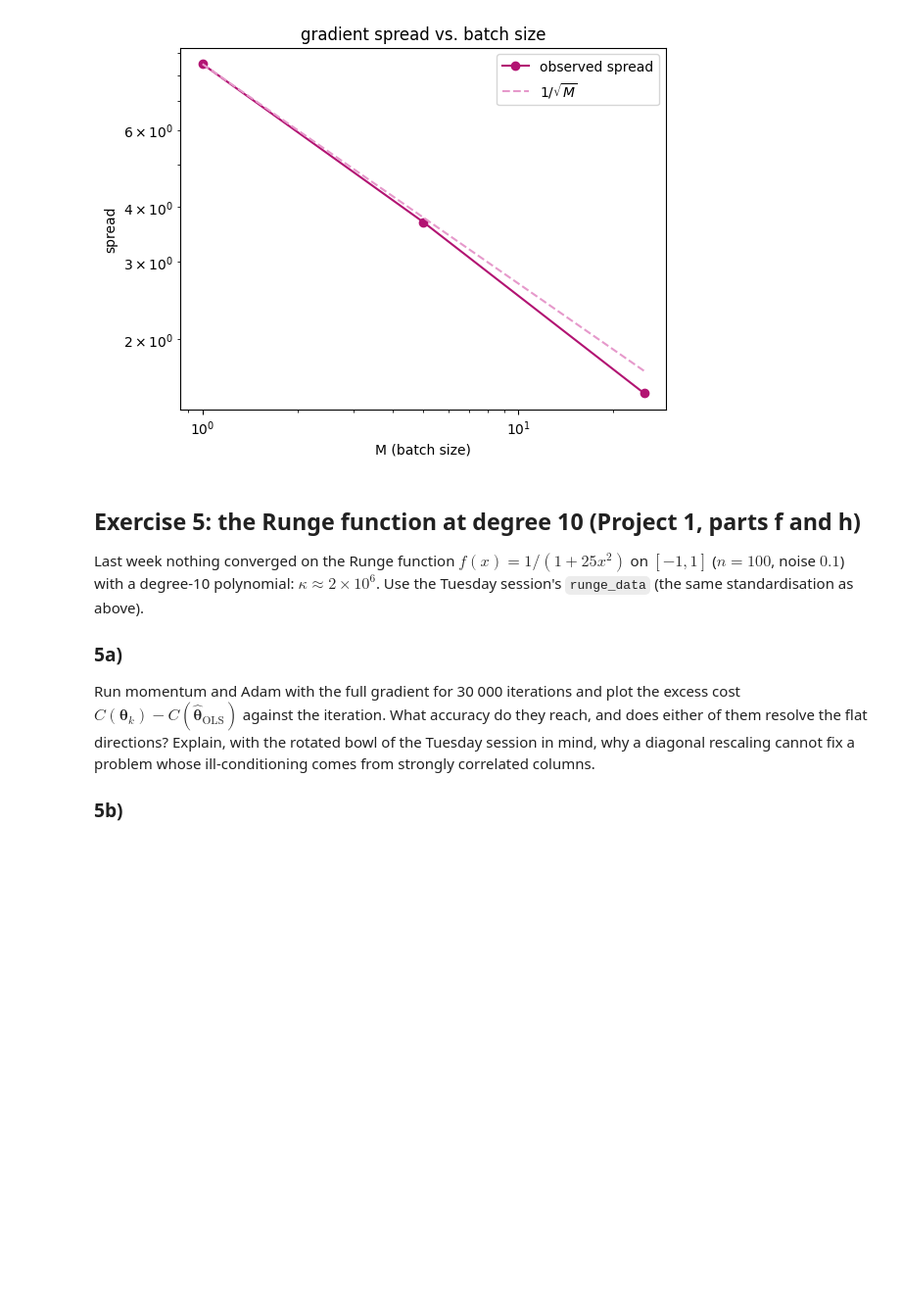
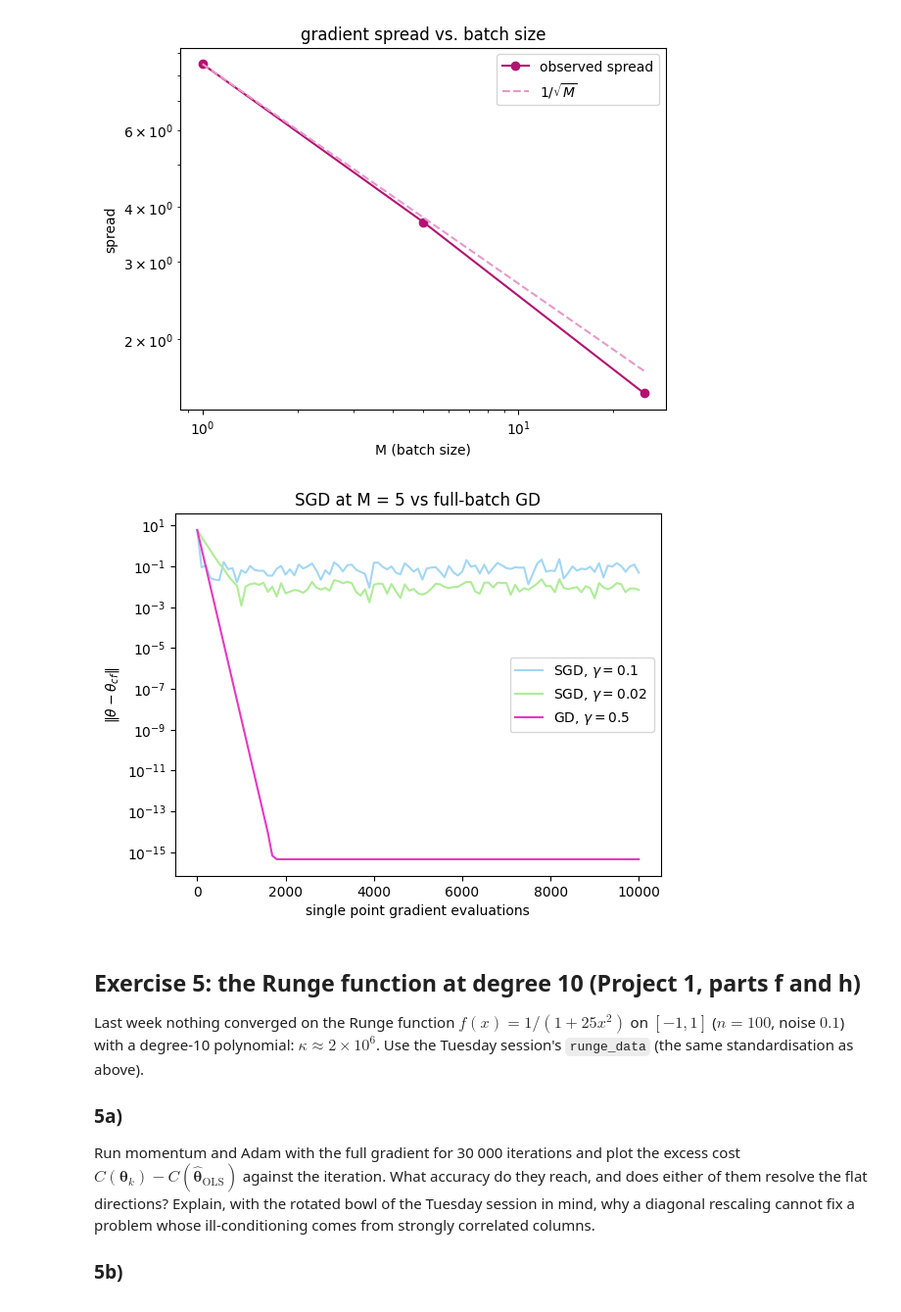
Before and after one commit to nillescorner/FYS-STK4155-Group, a Jupyter notebook: WeeklyTasks/exercisesweek38.ipynb, the cells around one changed output. Shown at 98% size. Cells and saved outputs as stored; diff of their text form; code cells hidden in the pictures; blank space fills up the shorter version.

```diff
--- a/WeeklyTasks/exercisesweek38.ipynb
+++ b/WeeklyTasks/exercisesweek38.ipynb
@@ -479,6 +484,46 @@ M = 1: mean = [ 1.478 -5.454], |bias| = 4.895e-14, spread = 8.477
 M = 5: mean = [ 1.478 -5.454], |bias| = 4.578e-15, spread = 3.700
 M = 25: mean = [ 1.478 -5.454], |bias| = 2.665e-15, spread = 1.508
 [figure]
+# %%
+"""Exercise 4b"""
+
+M = 5
+gammas = [0.1, 0.02]
+n_epoch = 100
+
+
+#sgd with different gammas at M = 5
+distances = {}
+for gamma in gammas:
+    hist = sgd(X, y, n_epochs = n_epoch, batch_size = M, gamma = gamma)
+    distances[gamma] = np.linalg.norm(hist - theta_cf, axis = 1)
+
+
+#full batch gradient descent
+gamma_gd = 0.5
+hist_gd = sgd(X, y, n_epochs=n_epoch, batch_size=n, gamma = gamma_gd)
+distances['GD'] = np.linalg.norm(hist_gd - theta_cf, axis = 1)
+
+
+#single point gradient evaluations
+epochs = np.arange(n_epoch + 1)
+x_gd = epochs * n
+x_sgd = epochs * n
+
+
+#plots
+colors = ["#A3D7F3", "#AFEC98"]
+for gamma, color in zip(gammas, colors):
+    plt.plot(x_sgd, distances[gamma], label = fr"SGD, $\gamma = {gamma}$ ", color = color )
+plt.plot(x_gd, distances['GD'], label = fr"GD, $\gamma = {gamma_gd}$" , color = "#E738C4")
+plt.yscale("log")
+plt.xlabel("single point gradient evaluations")
+plt.ylabel(r'$\|\theta - \theta_{cf}\|$')
+plt.title("SGD at M = 5 vs full-batch GD")
+plt.legend()
+plt.show()
+# %% [output]
+[figure, added]
 # %% [markdown]
 ## Exercise 5: the Runge function at degree 10 (Project 1, parts f and h)
 
```
Also changed, not shown: parts of 1 cell of this notebook.
